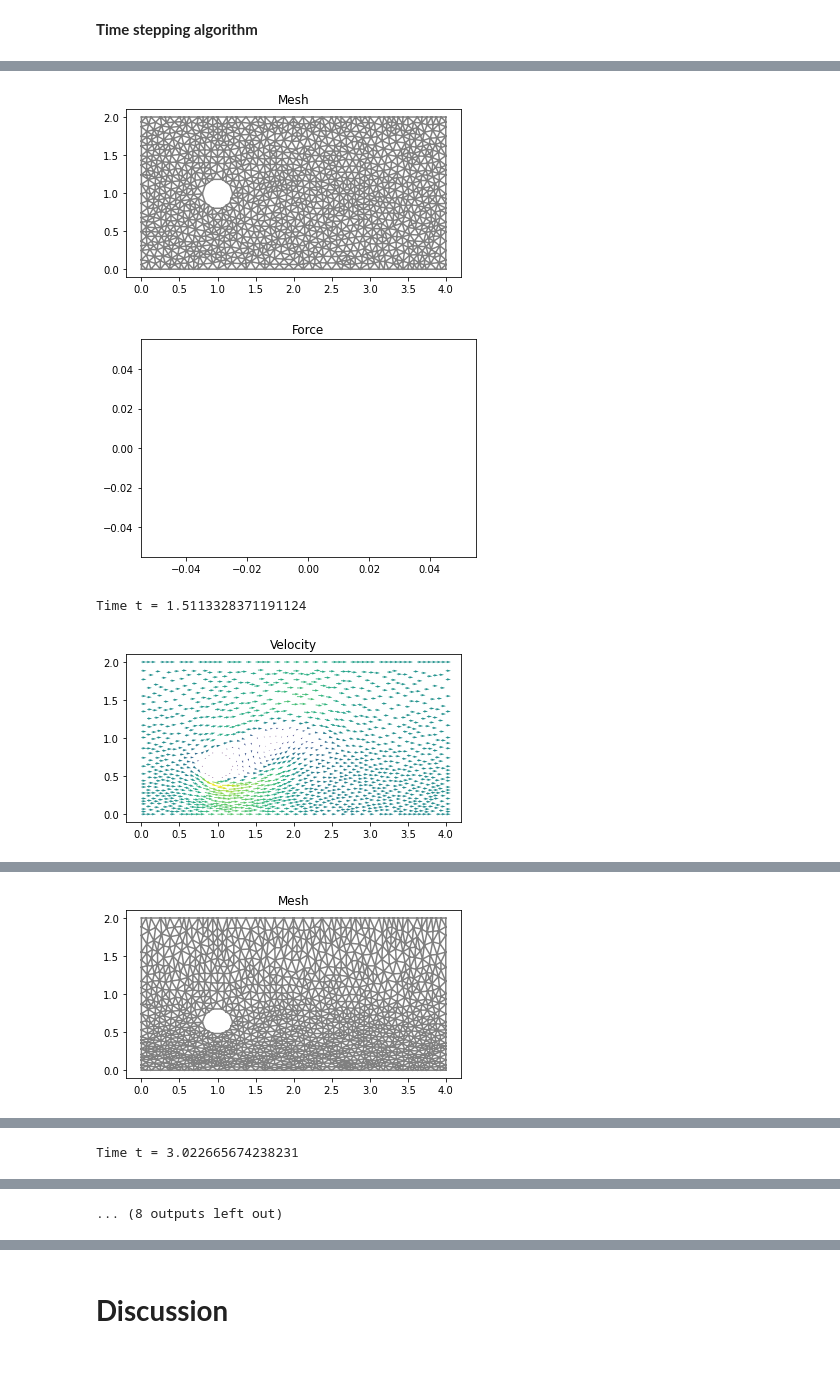
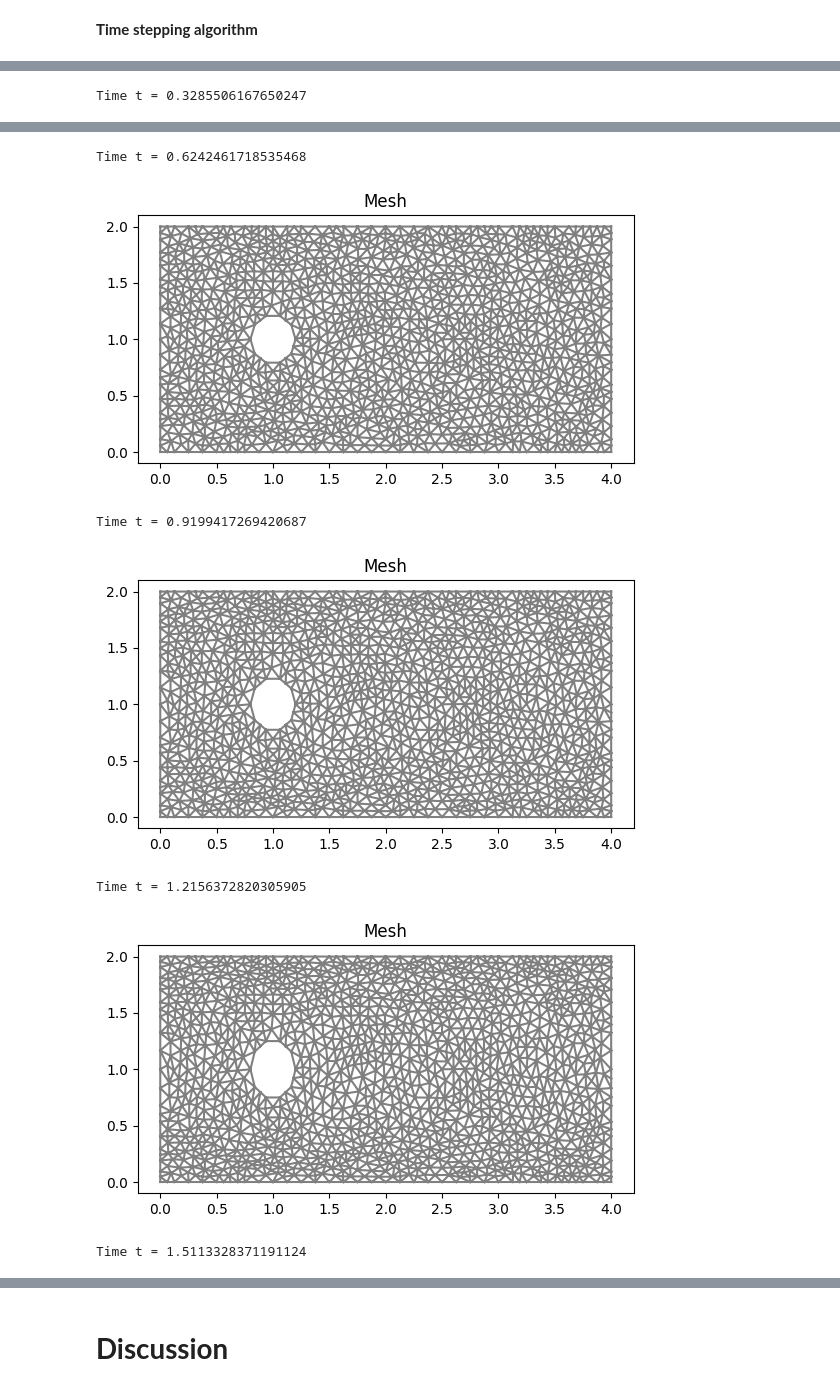
Before and after one commit to TheoMonpouet/DD2365, a Jupyter notebook: Lab4_report.ipynb, the cells around one changed output, grey strips where cells are left out. Saved outputs shown, nothing was run; the diff lists cells and outputs as text; code cells hidden in the pictures; blank space fills up the shorter version.

```diff
--- a/Lab4_report.ipynb
+++ b/Lab4_report.ipynb
@@ -242,7 +239,12 @@ amp_x = 0.0
 amp_y = 1.0e-2
 freq = 0.1
 t = 0.0
-w = Expression(("amp_x*sin(2.0*pi*t*freq)*sin(pi*x[0]/L)","amp_y*sin(2.0*pi*t*freq-0.5*pi)*sin(pi*x[1]/H)"), L=L, H=H, t=t, amp_x=amp_x, amp_y=amp_y, freq=freq, element = V.ufl_element())
+
+# w = Expression(("amp_x*sin(2.0*pi*t*freq)*sin(pi*x[0]/L)", "rc * sin(2.0*pi*t*freq-0.5*pi) * sin(pi*(x[1]-0.5*H)/H)"), rc=rc, L=L, H=H, t=t, amp_x=amp_x, amp_y=amp_y, freq=freq, element = V.ufl_element())
+# w = Expression(("amp_x*sin(2.0*pi*t*freq)*sin(pi*x[0]/L)", "amp_y * sin(2.0*pi*t*freq-0.5*pi)"), L=L, H=H, t=t, amp_x=amp_x, amp_y=amp_y, freq=freq, element = V.ufl_element())
+# w = Expression(("amp_x*sin(2.0*pi*t*freq)*sin(pi*x[0]/L)", "amp_y * sin(pi*x[1]/H)"), L=L, H=H, t=t, amp_x=amp_x, amp_y=amp_y, freq=freq, element = V.ufl_element())
+
+w = Expression(("0.0","-rc*0.02 * sin(2.0*pi*(x[1]-0.5*H)/H) * sin(4.0*pi*freq*t)"), L=L, H=H, t=t, rc=rc, freq=freq, element = V.ufl_element())
 
 # Set parameters for nonlinear and lienar solvers
 num_nnlin_iter = 5
@@ -303,7 +305,7 @@ file_p = File("results-NS/p.pvd")
 
 # Set plot frequency
 plot_time = 0
-plot_freq = 20
+plot_freq = 100
 
 # Force computation data
 force_array = np.array(0.0)
@@ -371,11 +373,11 @@ while t < T + DOLFIN_EPS:
         file_p << p1
 
         # Plot solution
-        plt.figure()
-        plot(u1, title="Velocity")
+        # plt.figure()
+        # plot(u1, title="Velocity")
 
-        plt.figure()
-        plot(p1, title="Pressure")
+        # plt.figure()
+        # plot(p1, title="Pressure")
 
         plt.figure()
         plot(mesh, title="Mesh")
@@ -384,10 +386,10 @@ while t < T + DOLFIN_EPS:
 
         plt.show()
 
-        plt.figure()
-        plt.title("Force")
-        plt.plot(time, force_array)
-        plt.show()
+        # plt.figure()
+        # plt.title("Force")
+        # plt.plot(time, force_array)
+        # plt.show()
 
     # Update time step
     u0.assign(u1)
@@ -409,0 +403 @@ Time t = 0.03285506167650246
+Time t = 0.3285506167650247
@@ -411,4 +405,7 @@ Time t = 0.03285506167650246
+Time t = 0.6242461718535468
-[figure, old version]
+[figure, new version]
+Time t = 0.9199417269420687
-[figure, old version]
+[figure, new version]
-Time t = 1.5113328371191124
+Time t = 1.2156372820305905
-[figure, old version]
+[figure, new version]
+Time t = 1.5113328371191124
@@ -416 +412,0 @@ Time t = 1.5113328371191124
-[figure, removed]
@@ -418 +412,0 @@ Time t = 1.5113328371191124
-Time t = 3.022665674238231
@@ -420 +412,0 @@ Time t = 3.022665674238231
-... (8 outputs left out)
```
Also changed, not shown: parts of 3 cells of this notebook.
